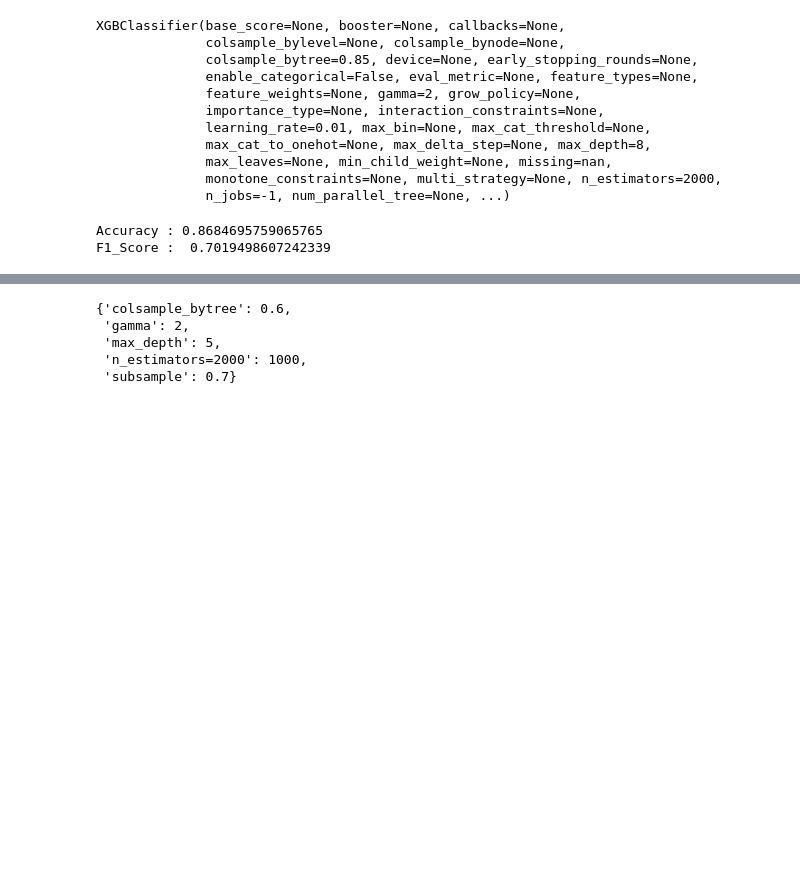
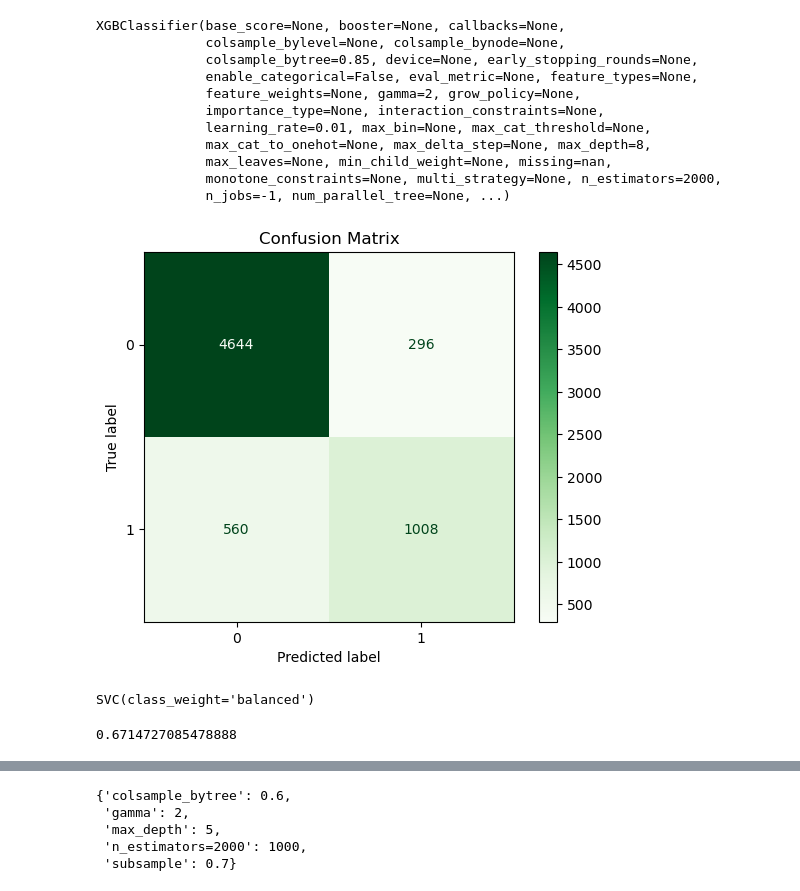
Before and after one commit to AryaRabiee/Adult-Income-Prediction, a Jupyter notebook: adult_income.ipynb, the cells around one changed output, grey strips where cells are left out. Cells and saved outputs as stored; diff of their text form; code cells hidden in the pictures; blank space fills up the shorter version.

Commit message:
update model

```diff
--- a/adult_income.ipynb
+++ b/adult_income.ipynb
@@ -174,9 +215,11 @@ XGBClassifier(base_score=None, booster=None, callbacks=None,
               n_jobs=-1, num_parallel_tree=None, ...)
 # %%
 xgb_pred = xgb_model.predict(X_test)
-# %%
-print("Accuracy :" , accuracy_score(y_test , xgb_pred))
-print("F1_Score : " , f1_score(y_test , xgb_pred))
-# %% [output]
-Accuracy : 0.8684695759065765
-F1_Score :  0.7019498607242339
+# %%
+cm_xgb = confusion_matrix(y_test , xgb_pred)
+disp = ConfusionMatrixDisplay(confusion_matrix=cm_xgb)
+disp.plot(cmap='Greens')
+plt.title('Confusion Matrix')
+plt.show()
+# %% [output]
+[figure, added]
@@ -182,0 +228,5 @@ F1_Score :  0.7019498607242339
+# %%
+svc_model = SVC(kernel="rbf", class_weight="balanced")
+svc_model.fit(X_train, y_train)
+# %% [output]
+SVC(class_weight='balanced')
@@ -182,0 +235,4 @@ F1_Score :  0.7019498607242339
+# %%
+f1_score(y_test , svc_pred)
+# %% [output]
+0.6714727085478888
```
Also changed, not shown: parts of 16 cells of this notebook, 6 other files.
